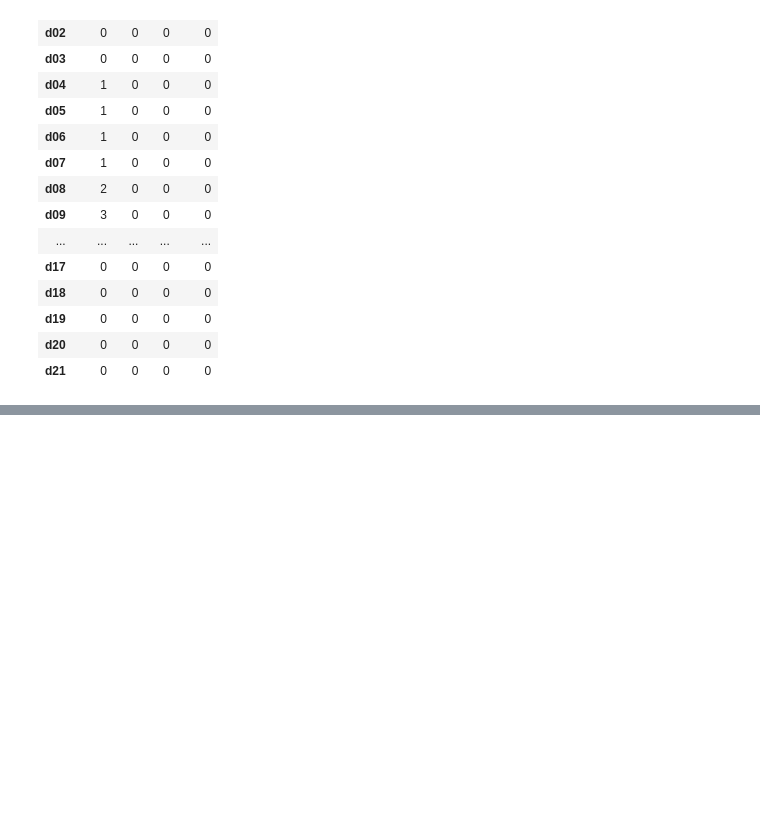
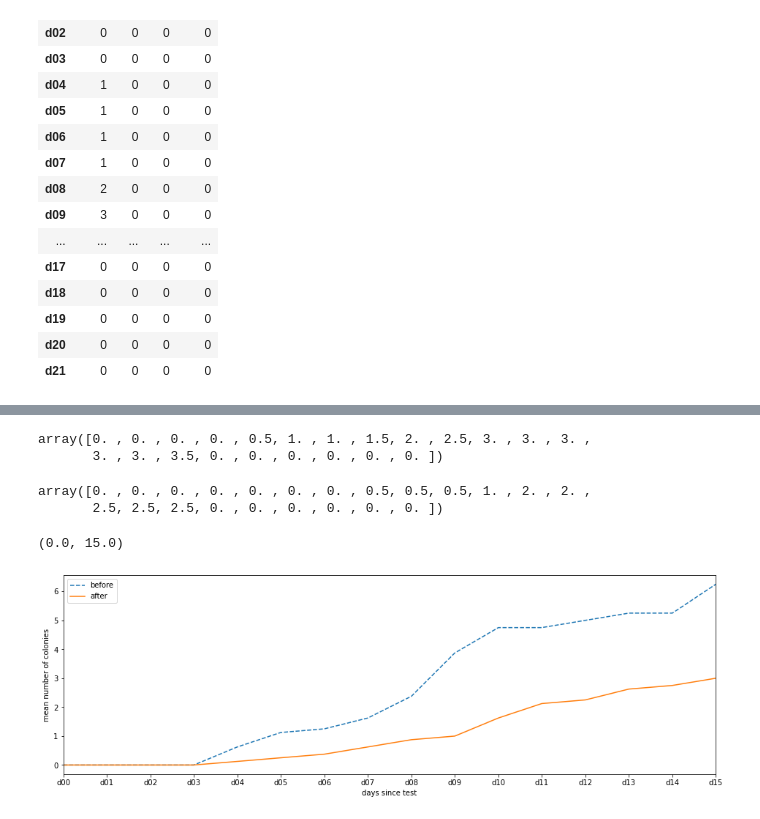
Before and after one commit to sartmeier/sartmeier.github.io, a Jupyter notebook: growth_plots.ipynb, the cells around one changed output, grey strips where cells are left out. Cells and saved outputs as stored; diff of their text form; code cells hidden in the pictures; blank space fills up the shorter version.

```diff
--- a/growth_plots.ipynb
+++ b/growth_plots.ipynb
@@ -265,0 +255,3 @@ plt.xlim(0,9)
+# %%
+before = pd.concat([beforeI,beforeII], axis=1)
+before
@@ -265,0 +296,3 @@ plt.xlim(0,9)
+# %%
+after = pd.concat([afterI,afterII],axis=1)
+after
@@ -265,0 +337,21 @@ plt.xlim(0,9)
+# %%
+np.median(before, axis=1)
+# %% [output]
+array([0. , 0. , 0. , 0. , 0.5, 1. , 1. , 1.5, 2. , 2.5, 3. , 3. , 3. ,
+       3. , 3. , 3.5, 0. , 0. , 0. , 0. , 0. , 0. ])
+# %%
+np.median(after, axis=1)
+# %% [output]
+array([0. , 0. , 0. , 0. , 0. , 0. , 0. , 0.5, 0.5, 0.5, 1. , 2. , 2. ,
+       2.5, 2.5, 2.5, 0. , 0. , 0. , 0. , 0. , 0. ])
+# %%
+plt.figure(figsize=(16,5))
+plt.plot(np.mean(before, axis=1),linestyle="dashed",label="before")
+plt.plot(np.mean(after, axis=1),label="after")#'#ff7f00')
+plt.legend()
+plt.xlabel("days since test")
+plt.ylabel("mean number of colonies")
+plt.xlim(0,15)
+# %% [output]
+(0.0, 15.0)
+[figure, added]
```
Also changed, not shown: parts of 18 cells of this notebook, 4 other files.
